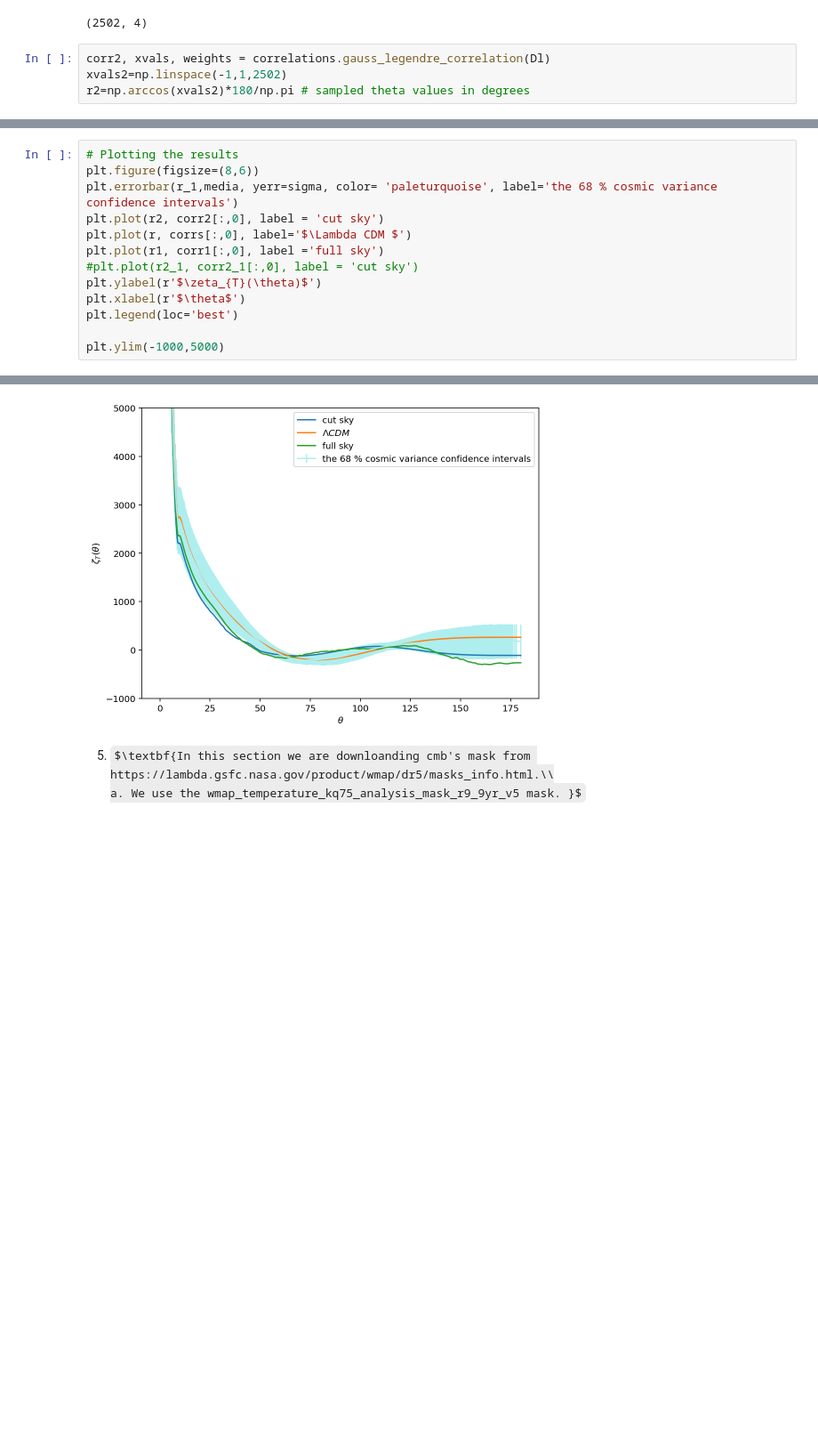
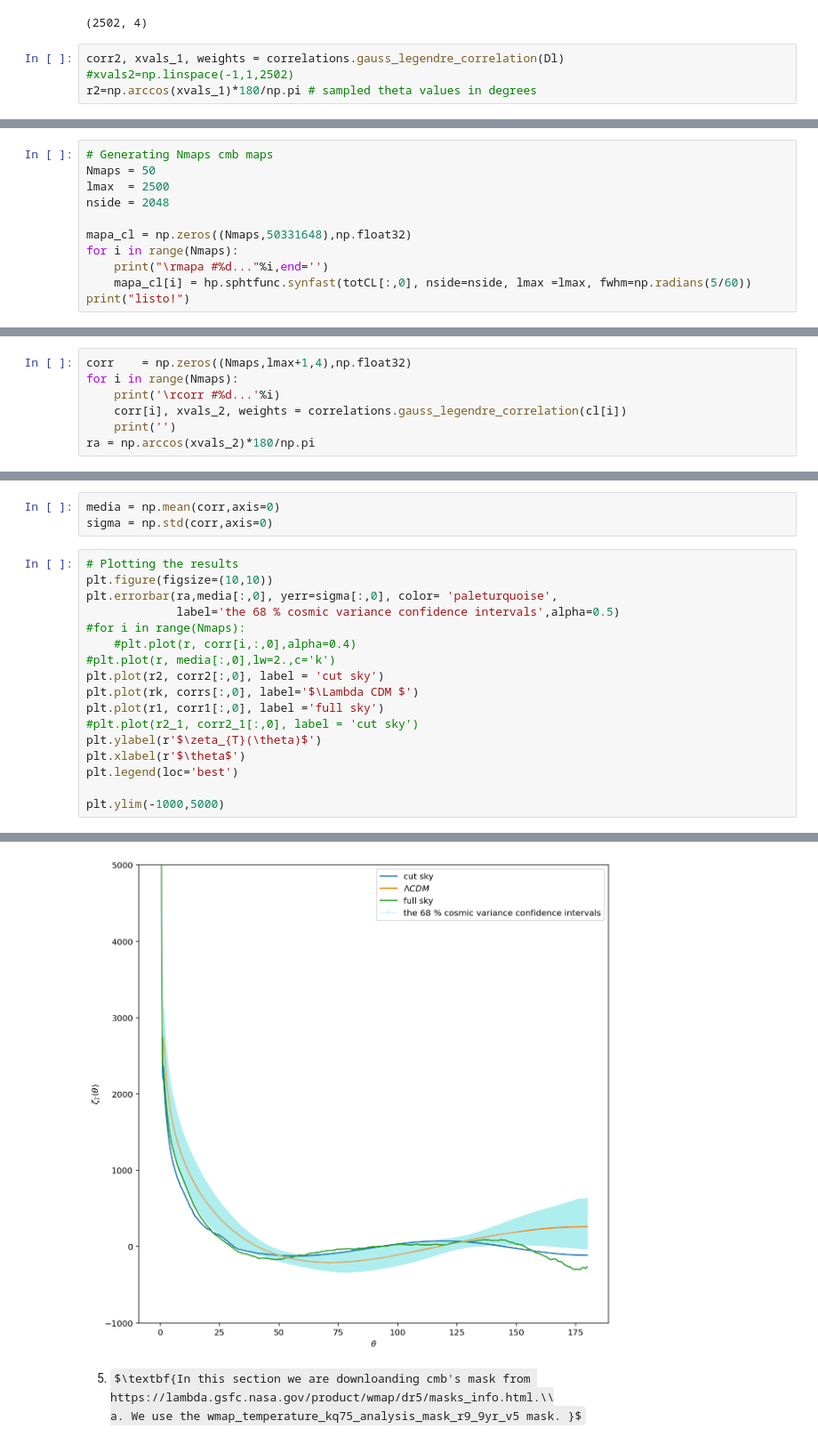
Before and after one commit to Augustocmb/cmblss, a Jupyter notebook: code/cmblss-main/correlation-function.ipynb, the cells around one changed output, grey strips where cells are left out. Shown at 89% size. Saved outputs shown, nothing was run; the diff lists cells and outputs as text; some formulas as TeX source; blank space fills up the shorter version.

```diff
--- a/code/cmblss-main/correlation-function.ipynb
+++ b/code/cmblss-main/correlation-function.ipynb
@@ -246,9 +219,9 @@ Dl.shape
 # %% [output]
 (2502, 4)
 # %%
-corr2, xvals, weights = correlations.gauss_legendre_correlation(Dl)
-xvals2=np.linspace(-1,1,2502)
-r2=np.arccos(xvals2)*180/np.pi # sampled theta values in degrees
+corr2, xvals_1, weights = correlations.gauss_legendre_correlation(Dl)
+#xvals2=np.linspace(-1,1,2502)
+r2=np.arccos(xvals_1)*180/np.pi # sampled theta values in degrees
 # %%
 plt.plot(r2, corr2[:,0], color = 'darkblue')
 plt.ylabel(r'$\zeta_{2}(\theta)$')
@@ -449,0 +235,11 @@ sigma.shape
+# %%
+# Generating Nmaps cmb maps
+Nmaps = 50
+lmax  = 2500
+nside = 2048
+
+mapa_cl = np.zeros((Nmaps,50331648),np.float32)
+for i in range(Nmaps):
+    print("\rmapa #%d..."%i,end='')
+    mapa_cl[i] = hp.sphtfunc.synfast(totCL[:,0], nside=nside, lmax =lmax, fwhm=np.radians(5/60))
+print("listo!")
@@ -449,0 +256,7 @@ sigma.shape
+# %%
+corr    = np.zeros((Nmaps,lmax+1,4),np.float32)
+for i in range(Nmaps):
+    print('\rcorr #%d...'%i)
+    corr[i], xvals_2, weights = correlations.gauss_legendre_correlation(cl[i])
+    print('')
+ra = np.arccos(xvals_2)*180/np.pi
@@ -450,19 +281,26 @@ sigma.shape
+# %%
+media = np.mean(corr,axis=0)
+sigma = np.std(corr,axis=0)
 # %%
 # Plotting the results
-plt.figure(figsize=(8,6))
-plt.errorbar(r_1,media, yerr=sigma, color= 'paleturquoise', label='the 68 % cosmic variance confidence intervals')
+plt.figure(figsize=(10,10))
+plt.errorbar(ra,media[:,0], yerr=sigma[:,0], color= 'paleturquoise',
+             label='the 68 % cosmic variance confidence intervals',alpha=0.5)
+#for i in range(Nmaps):
+    #plt.plot(r, corr[i,:,0],alpha=0.4)
+#plt.plot(r, media[:,0],lw=2.,c='k')
 plt.plot(r2, corr2[:,0], label = 'cut sky')
-plt.plot(r, corrs[:,0], label='$\Lambda CDM $')
+plt.plot(rk, corrs[:,0], label='$\Lambda CDM $')
 plt.plot(r1, corr1[:,0], label ='full sky')
 #plt.plot(r2_1, corr2_1[:,0], label = 'cut sky')
 plt.ylabel(r'$\zeta_{T}(\theta)$')
 plt.xlabel(r'$\theta$')
 plt.legend(loc='best')
 
 plt.ylim(-1000,5000)
 # %% [output]
 (-1000.0, 5000.0)
-[figure, old version]
+[figure, new version]
 # %% [markdown]
  5. $\textbf{In this section we are downloanding cmb's mask from https://lambda.gsfc.nasa.gov/product/wmap/dr5/masks_info.html.\\
  a. We use the wmap_temperature_kq75_analysis_mask_r9_9yr_v5 mask. }$
```
Also changed, not shown: parts of 26 cells of this notebook.
